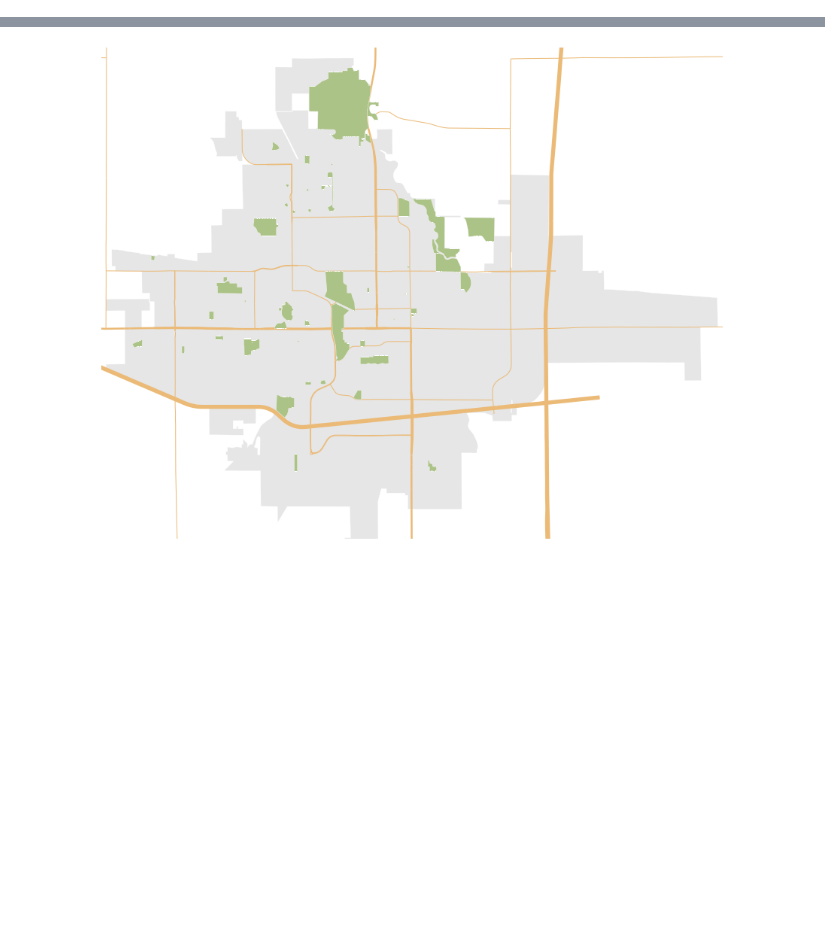
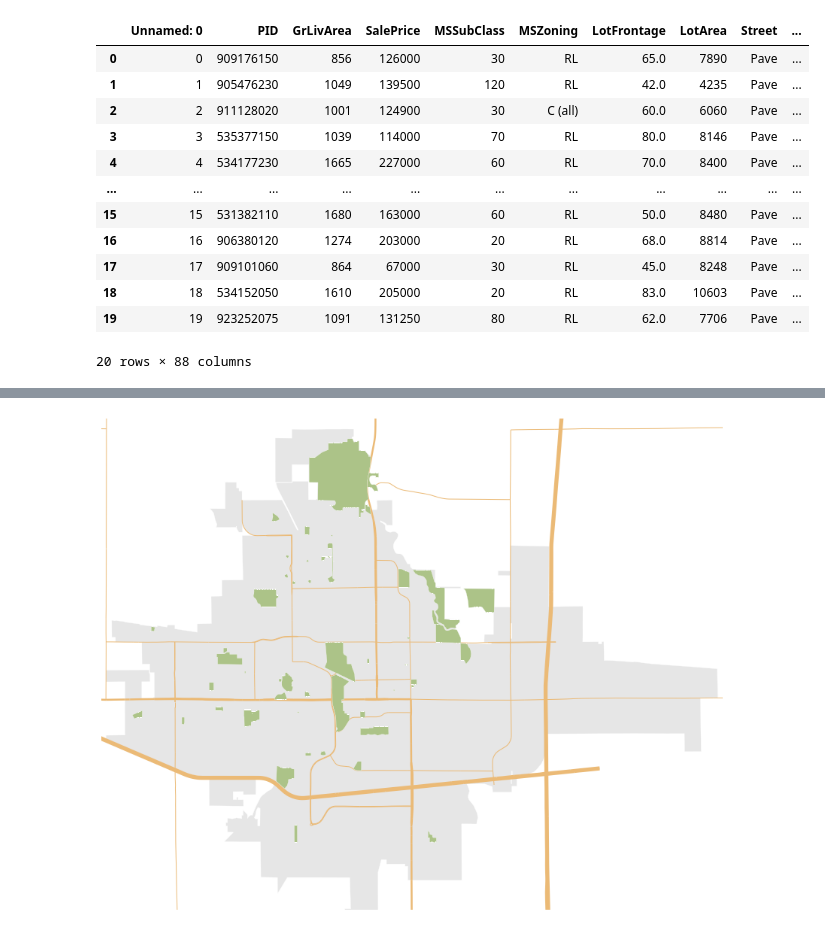
Before and after one commit to AlexGalczak/ML-Ames, a Jupyter notebook: CL/MachineLeaningProj_CL_0520.ipynb, the cells around one changed output, grey strips where cells are left out. Saved outputs shown, nothing was run; the diff lists cells and outputs as text; code cells hidden in the pictures; blank space fills up the shorter version.

```diff
--- a/CL/MachineLeaningProj_CL_0520.ipynb
+++ b/CL/MachineLeaningProj_CL_0520.ipynb
@@ -52,21 +53,37 @@ clean_data = clean_data[clean_data['PID']!=908154205]
 # clean_data.to_csv('x_new.csv',index=False)
 clean_data_geo = clean_data
 # Geographic feature engineering
-mainlocs = {"LincolnGrand" : (42.0228613,-93.6202381),
-            "GreekCircle" : (42.0203082,-93.643163),
-            "OntarioND" : (42.034549,-93.6787169),
-            "Stange13" : (42.0352885,-93.644862),
-            # "LincolnSD" : (42.0229155,-93.6786829),
-            "Grand13" : (42.0345358,-93.6203941),
-            "Grand24" : (42.0457363,-93.6205019),
-            # "GWHarrison" : (42.0594753,-93.6592406),
-            "BloomStange" : (42.0563395,-93.6448835),
-            # "Jewel69" : (41.9935311,-93.6102327),
-            "IC3069" : (41.9935311,-93.6102327)
-            }
+# mainlocs = {"LincolnGrand" : (42.0228613,-93.6202381),
+#             "GreekCircle" : (42.0203082,-93.643163),
+#             "OntarioND" : (42.034549,-93.6787169),
+#             "Stange13" : (42.0352885,-93.644862),
+#             # "LincolnSD" : (42.0229155,-93.6786829),
+#             "Grand13" : (42.0345358,-93.6203941),
+#             "Grand24" : (42.0457363,-93.6205019),
+#             # "GWHarrison" : (42.0594753,-93.6592406),
+#             "BloomStange" : (42.0563395,-93.6448835),
+#             # "Jewel69" : (41.9935311,-93.6102327),
+#             "IC3069" : (41.9935311,-93.6102327)
+#             }
 
-for kw, val in mainlocs.items():
-    dist = clean_data_geo.apply(lambda x: distance.distance((x.loc['Latitude'],x.loc['Longitude']), val).miles, axis = 1)
-    clean_data_geo['gaudist_%s' %kw] = np.exp(-(dist/1.5)**2)
+# for kw, val in mainlocs.items():
+#     dist = clean_data_geo.apply(lambda x: distance.distance((x.loc['Latitude'],x.loc['Longitude']), val).miles, axis = 1)
+#     clean_data_geo['gaudist_%s' %kw] = np.exp(-(dist/1.5)**2)
+# %%
+clean_data_geo.head(20)
+# %% [output]
+|  | Unnamed: 0 | PID | GrLivArea | SalePrice | MSSubClass | MSZoning | LotFrontage | LotArea | Street | ... |
+| 0 | 0 | 909176150 | 856 | 126000 | 30 | RL | 65.0 | 7890 | Pave | ... |
+| 1 | 1 | 905476230 | 1049 | 139500 | 120 | RL | 42.0 | 4235 | Pave | ... |
+| 2 | 2 | 911128020 | 1001 | 124900 | 30 | C (all) | 60.0 | 6060 | Pave | ... |
+| 3 | 3 | 535377150 | 1039 | 114000 | 70 | RL | 80.0 | 8146 | Pave | ... |
+| 4 | 4 | 534177230 | 1665 | 227000 | 60 | RL | 70.0 | 8400 | Pave | ... |
+| ... | ... | ... | ... | ... | ... | ... | ... | ... | ... | ... |
+| 15 | 15 | 531382110 | 1680 | 163000 | 60 | RL | 50.0 | 8480 | Pave | ... |
+| 16 | 16 | 906380120 | 1274 | 203000 | 20 | RL | 68.0 | 8814 | Pave | ... |
+| 17 | 17 | 909101060 | 864 | 67000 | 30 | RL | 45.0 | 8248 | Pave | ... |
+| 18 | 18 | 534152050 | 1610 | 205000 | 20 | RL | 83.0 | 10603 | Pave | ... |
+| 19 | 19 | 923252075 | 1091 | 131250 | 80 | RL | 62.0 | 7706 | Pave | ... |
+20 rows × 88 columns
 # %%
 cl_y = clean_data_geo['SalePrice']
```
Also changed, not shown: parts of 10 cells of this notebook, 8 other files.
